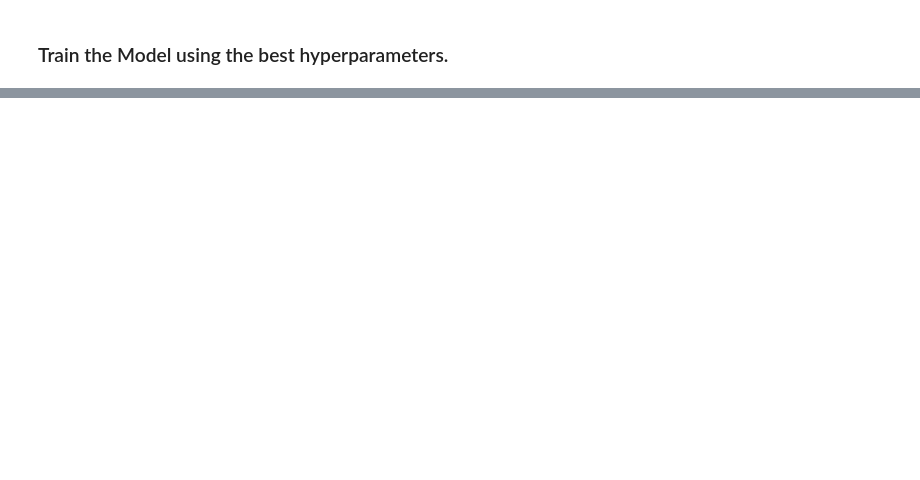
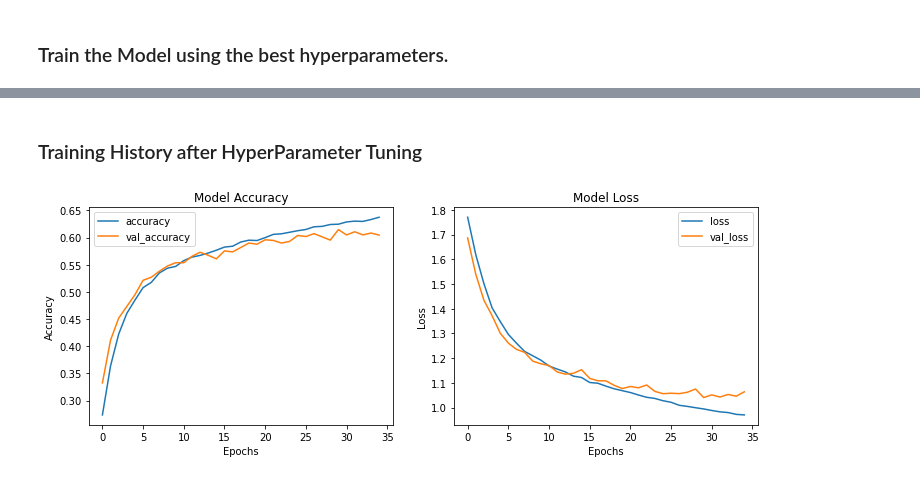
Before and after one commit to VeenaGindo/AI-ML, a Jupyter notebook: FacialEmotionRecognition/src/EmotionRecognition.ipynb, the cells around one changed output, grey strips where cells are left out. Cells and saved outputs as stored; diff of their text form; code cells hidden in the pictures; blank space fills up the shorter version.

Commit message:
added the tuned model

```diff
--- a/FacialEmotionRecognition/src/EmotionRecognition.ipynb
+++ b/FacialEmotionRecognition/src/EmotionRecognition.ipynb
@@ -448,19 +455,19 @@ model.add(Conv2D(32, (3,3), activation='relu', input_shape=(IMG_SIZE,IMG_SIZE,1)
 
 model.add(Conv2D(64, (3,3), activation='relu'))
 model.add(MaxPooling2D(pool_size=(2, 2)))
-model.add(Dropout(dropout_rate))
+model.add(Dropout(trial.params['dropout_rate']))
 
 model.add(Conv2D(128, (3,3), activation='relu'))
 model.add(MaxPooling2D(pool_size=(2, 2)))
-model.add(Dropout(dropout_rate))
+model.add(Dropout(trial.params['dropout_rate']))
 
 model.add(Conv2D(256, (3,3), activation='relu'))
 model.add(MaxPooling2D(pool_size=(2, 2)))
-model.add(Dropout(dropout_rate))
+model.add(Dropout(trial.params['dropout_rate']))
 
 model.add(Flatten())
-model.add(Dense(dense_units, activation='relu'))
-model.add(Dropout(dropout_rate))
+model.add(Dense(trial.params['dense_units'], activation='relu'))
+model.add(Dropout(trial.params['dropout_rate']))
 model.add(Dense(7, activation='softmax'))
 
 model.summary()
@@ -484,14 +491,14 @@ Non-trainable params: 2,304
 _________________________________________________________________
 # %%
-model.compile(optimizer=Adam(learning_rate=0.0002),
+model.compile(optimizer=Adam(learning_rate=trial.params['learning_rate']),
                   loss='categorical_crossentropy',
                   metrics=['accuracy'])
 
 history = model.fit(
         train_set,
         validation_data=val_set,
-        epochs=50,
-        batch_size=32,
+        epochs=30,
+        batch_size=trial.params['batch_size'],
         callbacks=[early_stop]
     )
 # %% [output]
@@ -498,0 +522,23 @@ Epoch 1/25
+# %% [markdown]
+### Training History after HyperParameter Tuning
+# %%
+# Plot training history
+plt.figure(figsize=(12, 4))
+plt.subplot(1, 2, 1)
+plt.plot(history.history['accuracy'], label='accuracy')
+plt.plot(history.history['val_accuracy'], label='val_accuracy')
+plt.title('Model Accuracy')
+plt.xlabel('Epochs')
+plt.ylabel('Accuracy')
+plt.legend()
+
+plt.subplot(1, 2, 2)
+plt.plot(history.history['loss'], label='loss')
+plt.plot(history.history['val_loss'], label='val_loss')
+plt.title('Model Loss')
+plt.xlabel('Epochs')
+plt.ylabel('Loss')
+plt.legend()
+plt.show()
+# %% [output]
+[figure, added]
```
Also changed, not shown: parts of 17 cells of this notebook, 2 other files.
